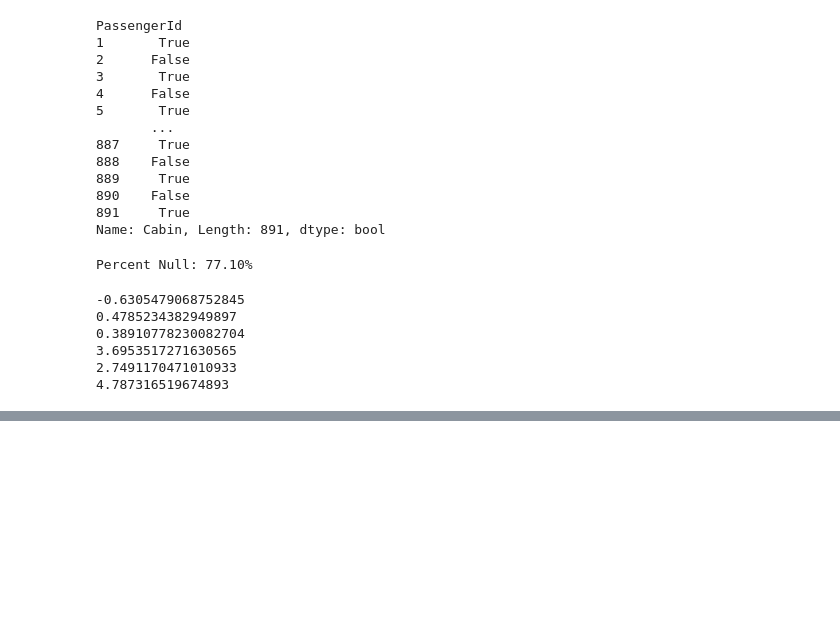
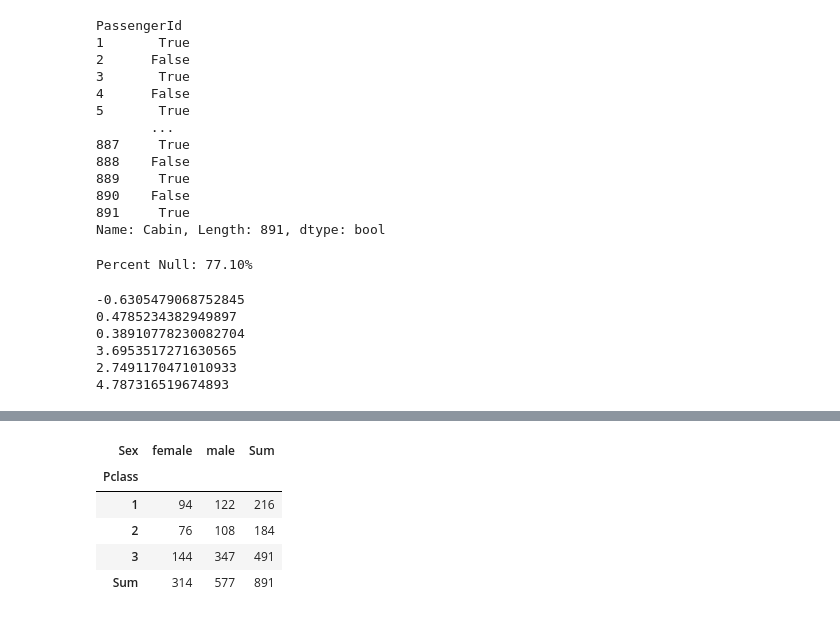
Before and after one commit to CarlosViniMSouza/ML-BI-LG, a Jupyter notebook: assets/titanic.ipynb, the cells around one changed output, grey strips where cells are left out. Drawn from its saved outputs; the diff is of its cells as text; code cells hidden in the pictures; blank space fills up the shorter version.

```diff
--- a/assets/titanic.ipynb
+++ b/assets/titanic.ipynb
@@ -168,0 +190,11 @@ print(df_train.Fare.skew())
+# %%
+table01 = pd.crosstab(df_train.Pclass, df_train.Sex, margins=True, margins_name="Sum")
+# %%
+table01
+# %% [output]
+| Sex | female | male | Sum |
+| Pclass |  |  |  |
+| 1 | 94 | 122 | 216 |
+| 2 | 76 | 108 | 184 |
+| 3 | 144 | 347 | 491 |
+| Sum | 314 | 577 | 891 |
```
Also changed, not shown: parts of 9 cells of this notebook, 7 other files.
